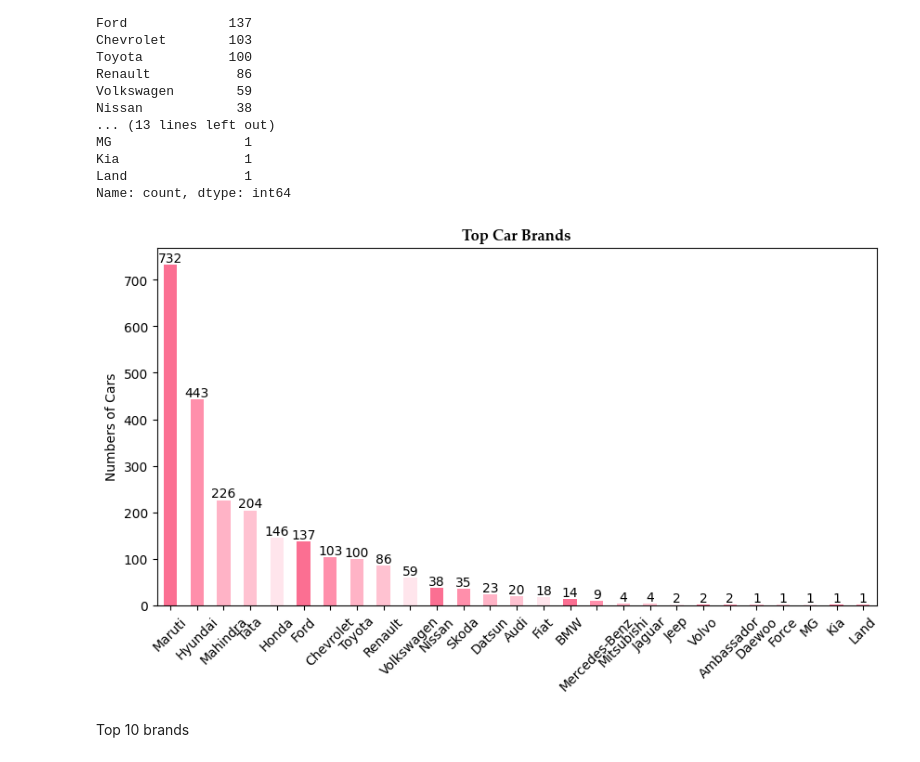
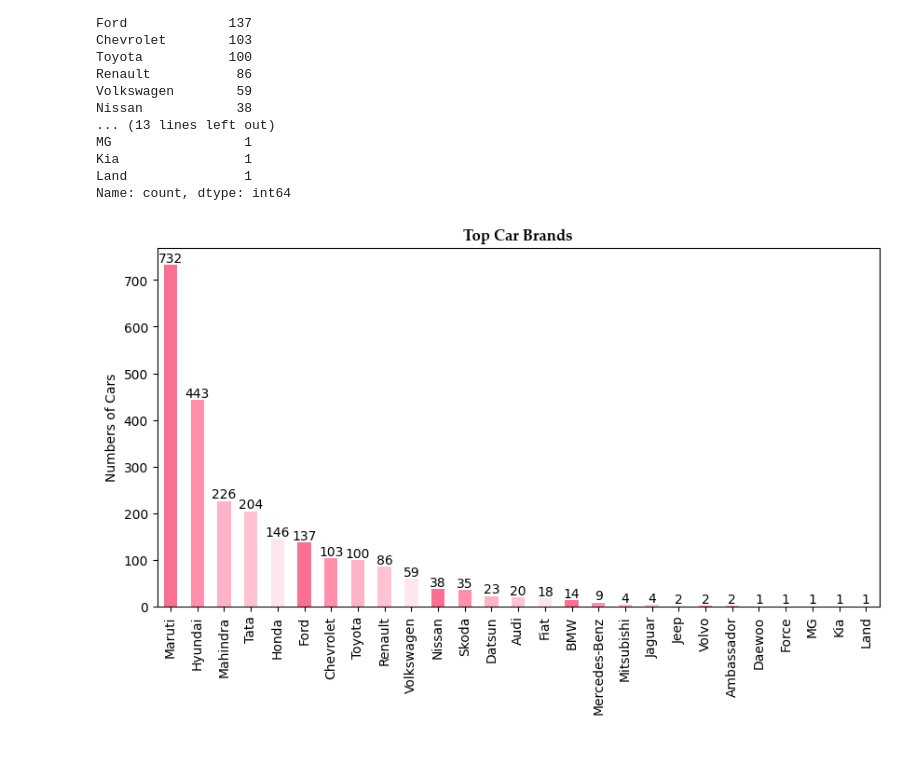
Before and after one commit to WendyInft/MATHEDA-INFANTE, a Jupyter notebook: WK11-Endterm-Exam/Exercise/Endterm-Exam-Infante.ipynb, the cells around one changed output. Cells and saved outputs as stored; diff of their text form; code cells hidden in the pictures.

```diff
--- a/WK11-Endterm-Exam/Exercise/Endterm-Exam-Infante.ipynb
+++ b/WK11-Endterm-Exam/Exercise/Endterm-Exam-Infante.ipynb
@@ -145,12 +147,10 @@ Name: count, dtype: int64
 # %%
 chart = brand_counts.plot(kind='bar',color = ['#FB6F92','#FF8FAB','#FFB3C6','#FFC2D1','#FFE5EC'], figsize=(10,5))
 chart.bar_label(chart.containers[0], label_type='edge')
 plt.title('Top Car Brands', fontfamily = 'Palatino Linotype', fontsize=12, fontweight='bold')
 plt.xlabel('')
-chart.set_xticklabels(brand_counts.index, rotation=45)
+chart.set_xticklabels(brand_counts.index, rotation=90)
 plt.ylabel('Numbers of Cars')
 plt.show()
 # %% [output]
-[figure, old version]
+[figure, new version]
-# %% [markdown]
-Top 10 brands
```
Also changed, not shown: parts of 29 cells of this notebook.
